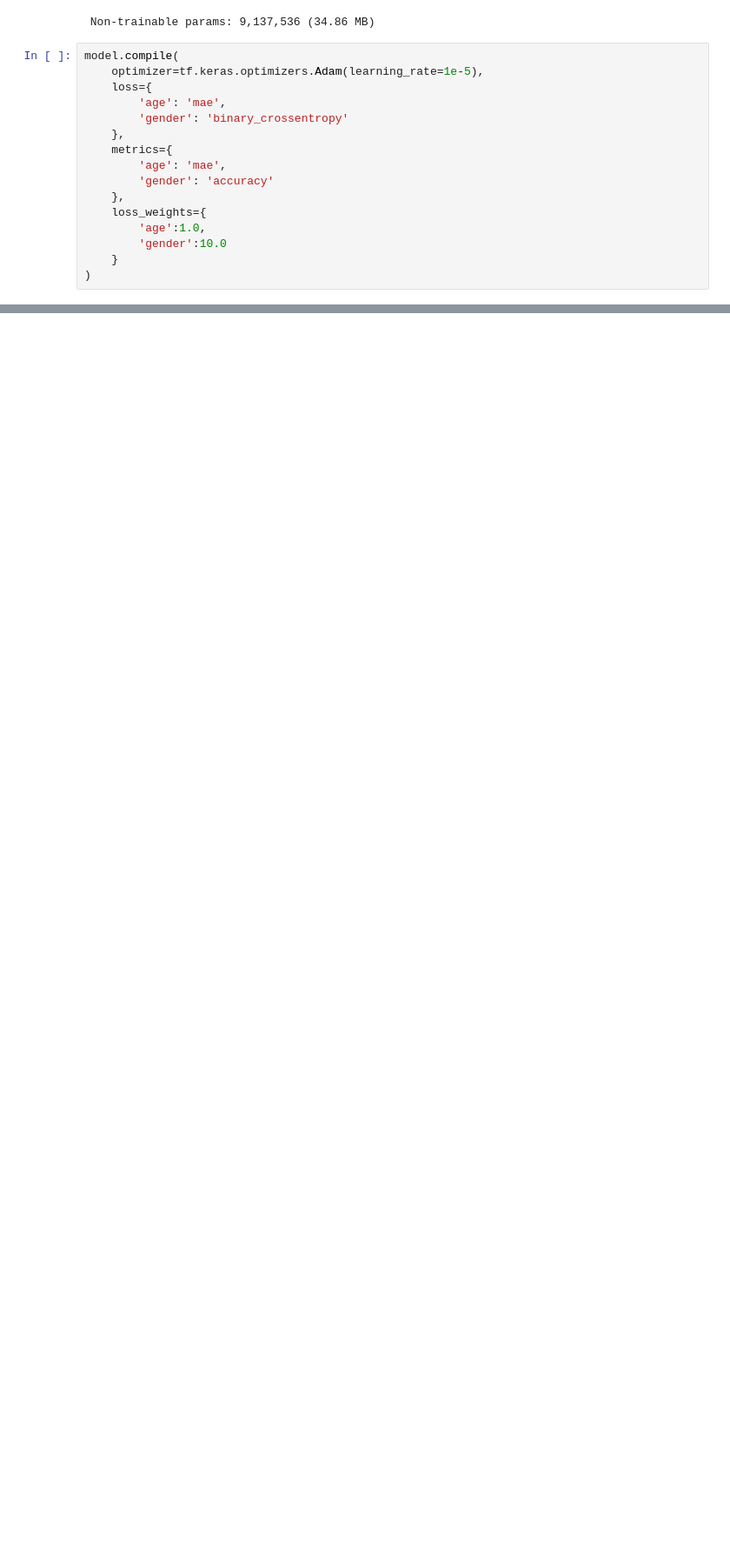
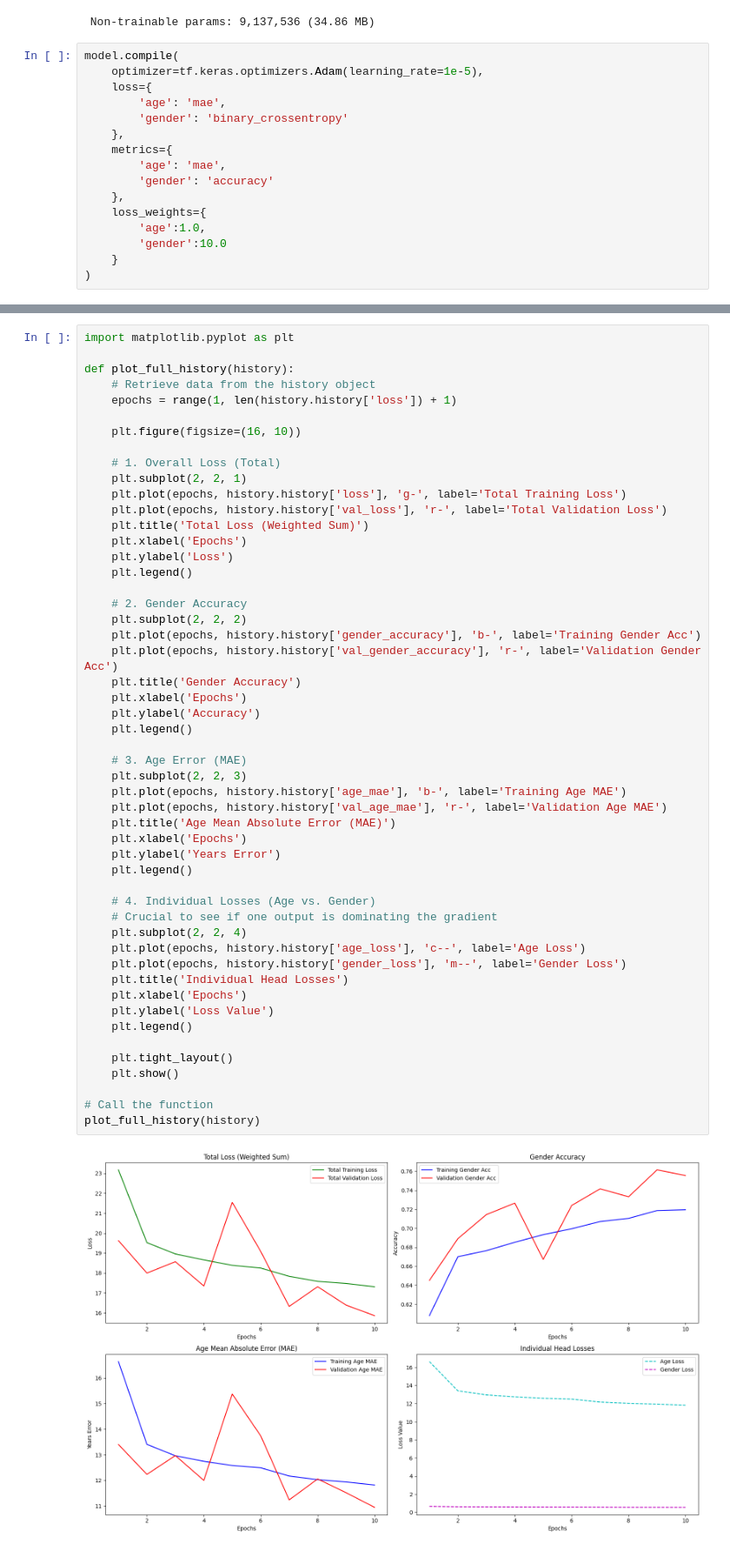
Before and after one commit to OthmaneAbder2303/Practical-Deep-Learning, a Jupyter notebook: non-linear topology/age_gender_functional_api.ipynb, the cells around one changed output, grey strips where cells are left out. Shown at 87% size. Cells and saved outputs as stored; diff of their text form; blank space fills up the shorter version.

```diff
--- a/non-linear topology/age_gender_functional_api.ipynb
+++ b/non-linear topology/age_gender_functional_api.ipynb
@@ -278,0 +248,53 @@ plot_history(history)
+# %%
+import matplotlib.pyplot as plt
+
+def plot_full_history(history):
+    # Retrieve data from the history object
+    epochs = range(1, len(history.history['loss']) + 1)
+
+    plt.figure(figsize=(16, 10))
+
+    # 1. Overall Loss (Total)
+    plt.subplot(2, 2, 1)
+    plt.plot(epochs, history.history['loss'], 'g-', label='Total Training Loss')
+    plt.plot(epochs, history.history['val_loss'], 'r-', label='Total Validation Loss')
+    plt.title('Total Loss (Weighted Sum)')
+    plt.xlabel('Epochs')
+    plt.ylabel('Loss')
+    plt.legend()
+
+    # 2. Gender Accuracy
+    plt.subplot(2, 2, 2)
+    plt.plot(epochs, history.history['gender_accuracy'], 'b-', label='Training Gender Acc')
+    plt.plot(epochs, history.history['val_gender_accuracy'], 'r-', label='Validation Gender Acc')
+    plt.title('Gender Accuracy')
+    plt.xlabel('Epochs')
+    plt.ylabel('Accuracy')
+    plt.legend()
+
+    # 3. Age Error (MAE)
+    plt.subplot(2, 2, 3)
+    plt.plot(epochs, history.history['age_mae'], 'b-', label='Training Age MAE')
+    plt.plot(epochs, history.history['val_age_mae'], 'r-', label='Validation Age MAE')
+    plt.title('Age Mean Absolute Error (MAE)')
+    plt.xlabel('Epochs')
+    plt.ylabel('Years Error')
+    plt.legend()
+
+    # 4. Individual Losses (Age vs. Gender)
+    # Crucial to see if one output is dominating the gradient
+    plt.subplot(2, 2, 4)
+    plt.plot(epochs, history.history['age_loss'], 'c--', label='Age Loss')
+    plt.plot(epochs, history.history['gender_loss'], 'm--', label='Gender Loss')
+    plt.title('Individual Head Losses')
+    plt.xlabel('Epochs')
+    plt.ylabel('Loss Value')
+    plt.legend()
+
+    plt.tight_layout()
+    plt.show()
+
+# Call the function
+plot_full_history(history)
+# %% [output]
+[figure, added]
```
Also changed, not shown: parts of 8 cells of this notebook.
